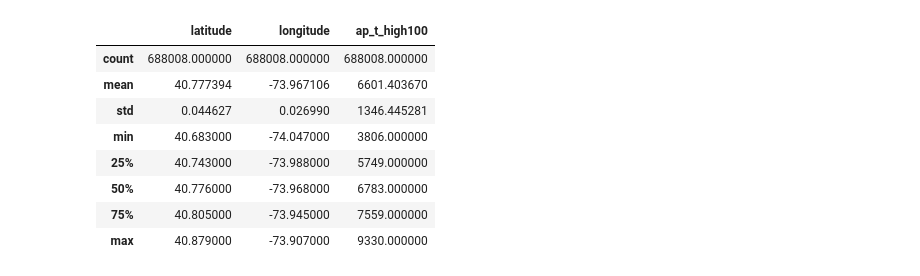
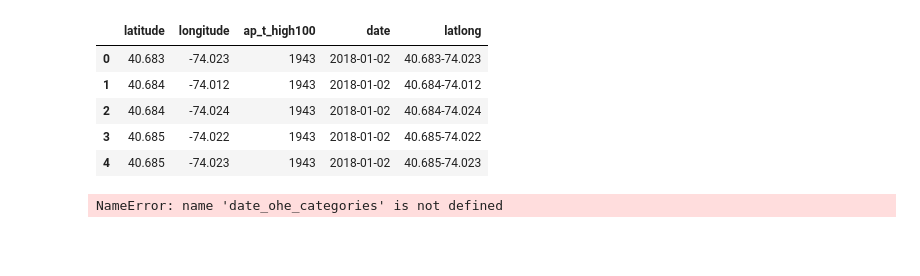
Before and after one commit to allisonhonold/walk_risk_engine, a Jupyter notebook: model_evaluation.ipynb, the cells around one changed output. Saved outputs shown, nothing was run; the diff lists cells and outputs as text; code cells hidden in the pictures; blank space fills up the shorter version.

```diff
--- a/model_evaluation.ipynb
+++ b/model_evaluation.ipynb
@@ -52,12 +52,9 @@ categorized_df.describe()
-# %%
-X_eval.describe()
-# %% [output]
-|  | latitude | longitude | ap_t_high100 |
-| count | 688008.000000 | 688008.000000 | 688008.000000 |
-| mean | 40.777394 | -73.967106 | 6601.403670 |
-| std | 0.044627 | 0.026990 | 1346.445281 |
-| min | 40.683000 | -74.047000 | 3806.000000 |
-| 25% | 40.743000 | -73.988000 | 5749.000000 |
-| 50% | 40.776000 | -73.968000 | 6783.000000 |
-| 75% | 40.805000 | -73.945000 | 7559.000000 |
-| max | 40.879000 | -73.907000 | 9330.000000 |
+# %%
+X_train.head()
+# %% [output]
+|  | latitude | longitude | ap_t_high100 | date | latlong |
+| 0 | 40.683 | -74.023 | 1943 | 2018-01-02 | 40.683-74.023 |
+| 1 | 40.684 | -74.012 | 1943 | 2018-01-02 | 40.684-74.012 |
+| 2 | 40.684 | -74.024 | 1943 | 2018-01-02 | 40.684-74.024 |
+| 3 | 40.685 | -74.022 | 1943 | 2018-01-02 | 40.685-74.022 |
+| 4 | 40.685 | -74.023 | 1943 | 2018-01-02 | 40.685-74.023 |
@@ -64,3 +72,10 @@ X_eval.describe()
+# %%
+date_transformer = Pipeline(steps=[
+    ('date_expansion', DateTransformer()),
+    ('ohe', OneHotEncoder(categories=date_ohe_categories))
+])
+# %% [output]
+NameError: name 'date_ohe_categories' is not defined
 # %%
     column_transformer = ColumnTransformer(
         transformers=[
```
Also changed, not shown: parts of 20 cells of this notebook, 7 other files.
